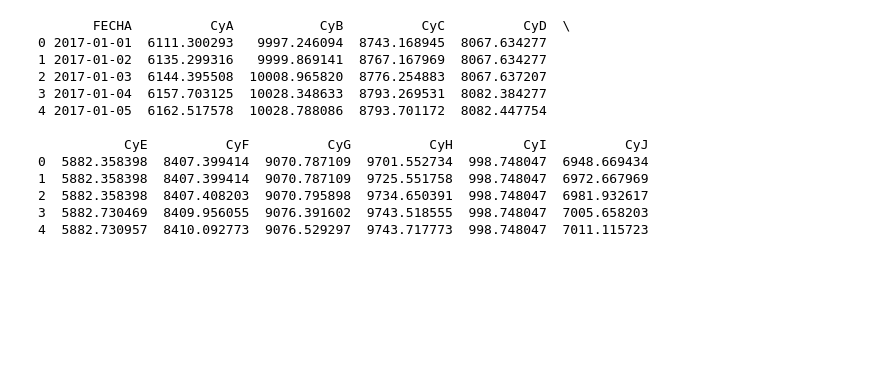
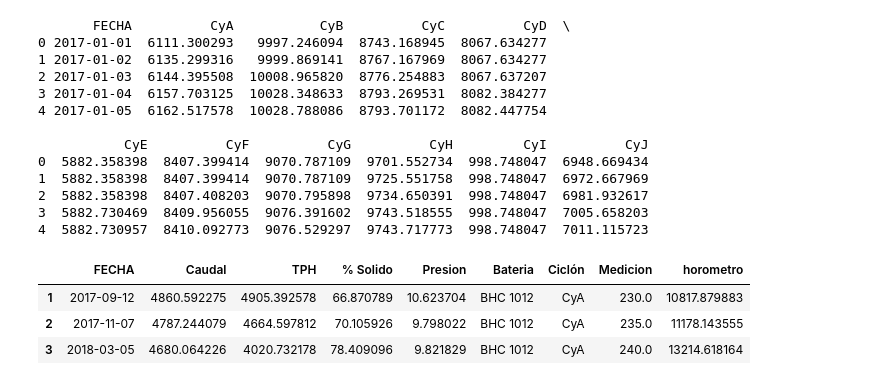
Before and after one commit to fvaldes17/SA, a Jupyter notebook: Datos/database.ipynb, the cells around one changed output. Cells and saved outputs as stored; diff of their text form; code cells hidden in the pictures; blank space fills up the shorter version.

```diff
--- a/Datos/database.ipynb
+++ b/Datos/database.ipynb
@@ -678,3 +677,44 @@ def merge_df(datos: dict, horometros: dict) -> dict:
         datos_unidos[nombre] = df_merged
 
     return datos_unidos
+# %%
+data = merge_df(datos_limpios, horometros_limpios)
+# %%
+def obtener_caminos(datos: dict) -> dict:
+    data = {}
+    for nombre, df in datos.items():
+        particiones = []  # Lista para almacenar las particiones encontradas
+        # Obtenemos un dataframe por ciclón:
+        ciclones = df["Ciclón"].unique()
+        for ciclon in ciclones:
+            # Filtrar y reiniciar el índice para que sea consecutivo
+            subdata = df[df["Ciclón"] == ciclon].reset_index(drop=True)
+            camino_actual = []  # Reiniciamos el camino para cada ciclón
+
+            # Iterar sobre las filas del DataFrame
+            for i in range(len(subdata)):
+                # Si no hay un camino actual, buscar el inicio con medición = 230
+                if not camino_actual:
+                    if subdata.loc[i, "Medicion"] == 230:
+                        camino_actual.append(i)
+                else:
+                    # Añadir la fila actual al camino
+                    camino_actual.append(i)
+                    # Verificar si la medición actual no es NaN
+                    if pd.notnull(subdata.loc[i, "Medicion"]):
+                        siguiente_valor = subdata["Medicion"][i+1:].dropna().head(1)
+                        if not siguiente_valor.empty and siguiente_valor.values[0] < subdata.loc[i, "Medicion"]:
+                            # Si el siguiente valor es menor, cerrar el camino
+                            particiones.append(subdata.loc[camino_actual])
+                            camino_actual = []  # Reiniciar el camino
+        data[nombre] = particiones
+    return data
+# %%
+a = obtener_caminos(data)
+# %%
+a["1012"][0]
+# %% [output]
+|  | FECHA | Caudal | TPH | % Solido | Presion | Bateria | Ciclón | Medicion | horometro |
+| 1 | 2017-09-12 | 4860.592275 | 4905.392578 | 66.870789 | 10.623704 | BHC 1012 | CyA | 230.0 | 10817.879883 |
+| 2 | 2017-11-07 | 4787.244079 | 4664.597812 | 70.105926 | 9.798022 | BHC 1012 | CyA | 235.0 | 11178.143555 |
+| 3 | 2018-03-05 | 4680.064226 | 4020.732178 | 78.409096 | 9.821829 | BHC 1012 | CyA | 240.0 | 13214.618164 |
```
Also changed, not shown: parts of 4 cells of this notebook, 2 other files.
